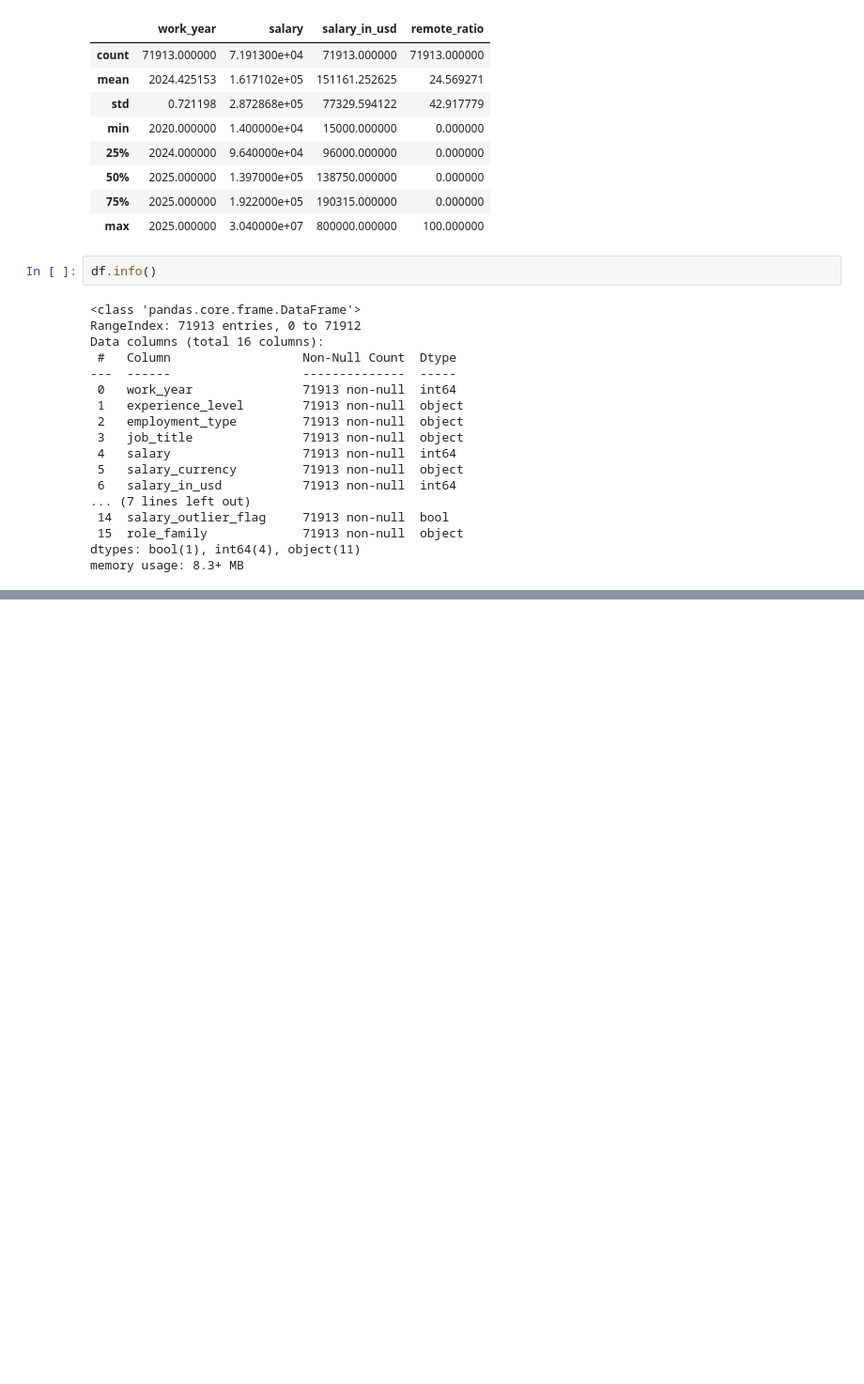
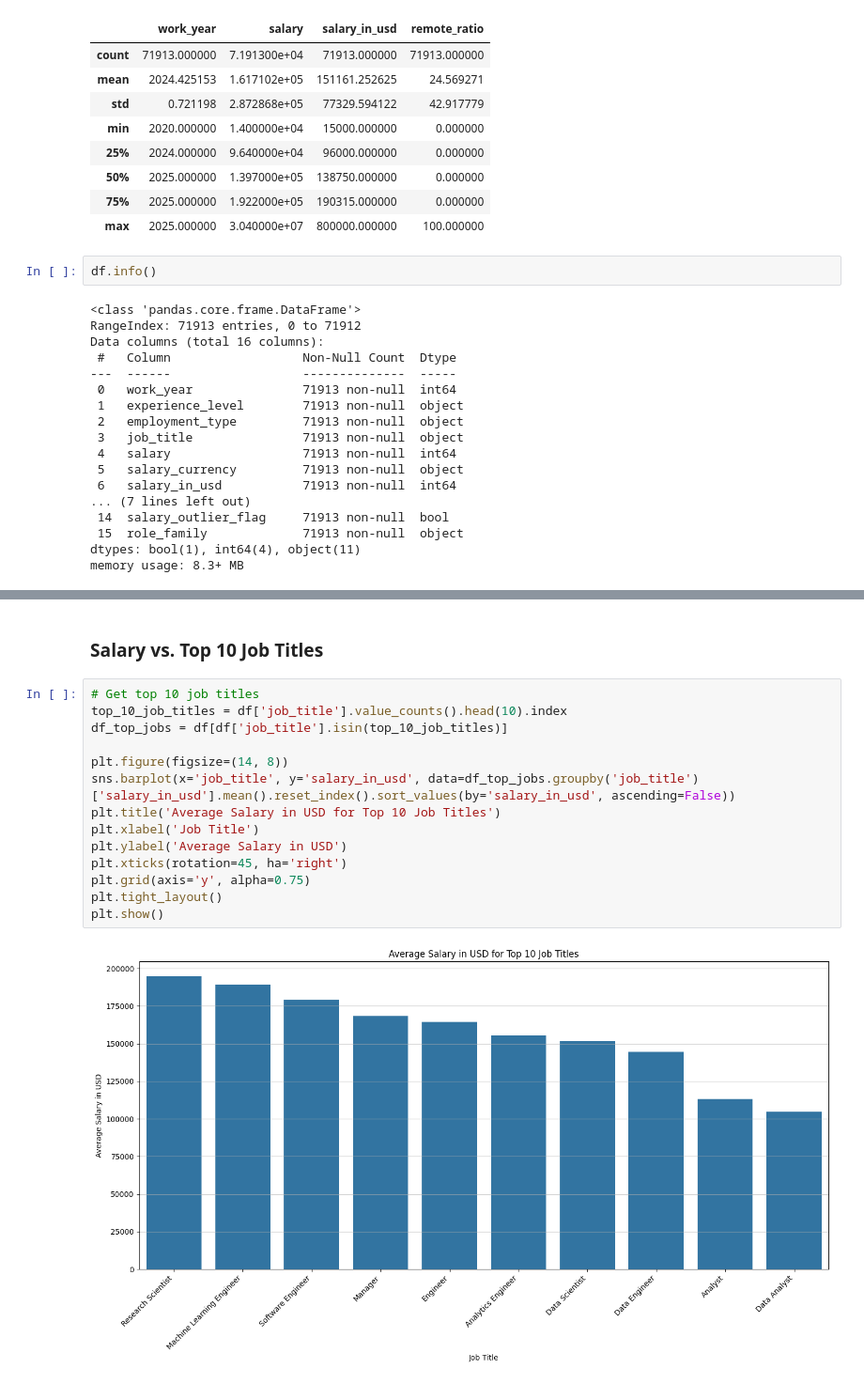
Before and after one commit to kxrrym03/AI-Impact-on-Job-Salaries, a Jupyter notebook: AI_vs_Job_Salaries.ipynb, the cells around one changed output, grey strips where cells are left out. Shown at 94% size. Saved outputs shown, nothing was run; the diff lists cells and outputs as text; blank space fills up the shorter version.

```diff
--- a/AI_vs_Job_Salaries.ipynb
+++ b/AI_vs_Job_Salaries.ipynb
@@ -119,0 +158,18 @@ memory usage: 8.3+ MB
+# %% [markdown]
+### Salary vs. Top 10 Job Titles
+# %%
+# Get top 10 job titles
+top_10_job_titles = df['job_title'].value_counts().head(10).index
+df_top_jobs = df[df['job_title'].isin(top_10_job_titles)]
+
+plt.figure(figsize=(14, 8))
+sns.barplot(x='job_title', y='salary_in_usd', data=df_top_jobs.groupby('job_title')['salary_in_usd'].mean().reset_index().sort_values(by='salary_in_usd', ascending=False))
+plt.title('Average Salary in USD for Top 10 Job Titles')
+plt.xlabel('Job Title')
+plt.ylabel('Average Salary in USD')
+plt.xticks(rotation=45, ha='right')
+plt.grid(axis='y', alpha=0.75)
+plt.tight_layout()
+plt.show()
+# %% [output]
+[figure, added]
```
Also changed, not shown: parts of 10 cells of this notebook.
